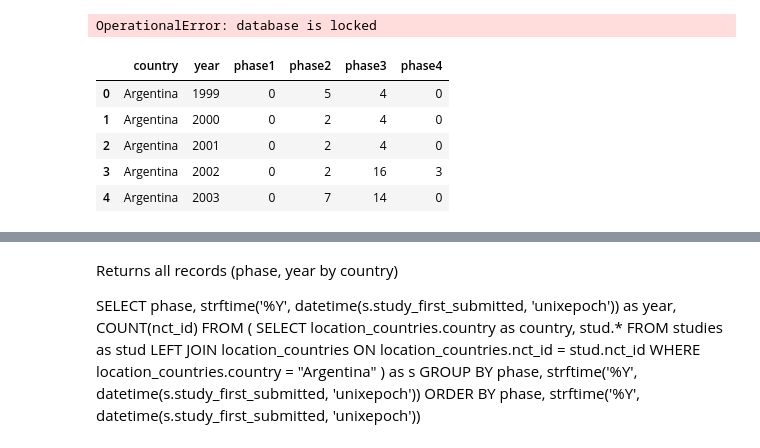
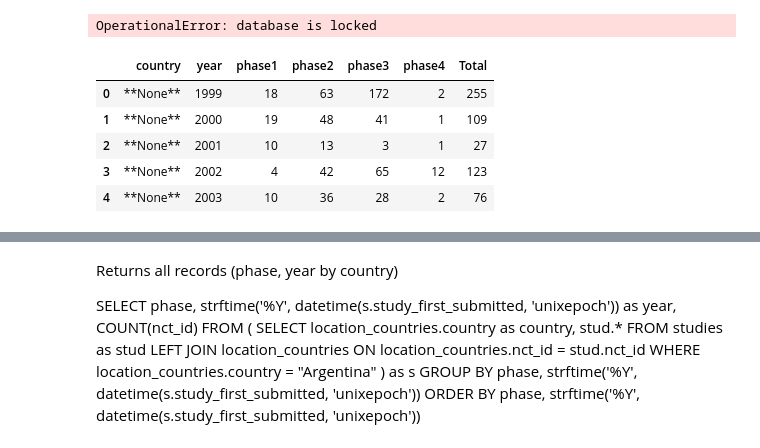
Before and after one commit to vaal12/FDA-clinical-studies-review, a Jupyter notebook: Preparation of JSONs (coutries) from SQL.ipynb, the cells around one changed output, grey strips where cells are left out. Saved outputs shown, nothing was run; the diff lists cells and outputs as text; code cells hidden in the pictures.

Commit message:
1. New generation of country jsons is working.

```diff
--- a/Preparation of JSONs (coutries) from SQL.ipynb
+++ b/Preparation of JSONs (coutries) from SQL.ipynb
@@ -75,38 +75,40 @@ OperationalError: database is locked
 df_studies_phases_by_year = pd.read_sql_query("""
     SELECT counted_countries.country, counted_countries.year, COALESCE(SUM(phase1), 0) as phase1,
         COALESCE(SUM(phase2), 0) as phase2, COALESCE(SUM(phase3), 0) as phase3,
-        COALESCE(SUM(phase4), 0) as phase4 FROM counted_countries
+        COALESCE(SUM(phase4), 0) as phase4,
+        COALESCE(SUM(phase1), 0)+COALESCE(SUM(phase2), 0)+COALESCE(SUM(phase3), 0)+COALESCE(SUM(phase4), 0) as Total
+FROM counted_countries
     LEFT JOIN (
         SELECT country, phase, year, SUM(id_count) as phase1
         FROM counted_countries
         WHERE phase = "Phase 1" GROUP BY country, phase, year ) as phase1Tbl
     ON counted_countries.country = phase1Tbl.country and counted_countries.phase = phase1Tbl.phase and counted_countries.year = phase1Tbl.year
 
     LEFT JOIN (
         SELECT country, phase, year, SUM(id_count) as phase2
         FROM counted_countries
         WHERE phase = "Phase 2" GROUP BY country, phase, year ) as phase2Tbl
     ON counted_countries.country = phase2Tbl.country and counted_countries.phase = phase2Tbl.phase and counted_countries.year = phase2Tbl.year
 
     LEFT JOIN (
         SELECT country, phase, year, SUM(id_count) as phase3
         FROM counted_countries
         WHERE phase = "Phase 3" GROUP BY country, phase, year ) as phase3Tbl
     ON counted_countries.country = phase3Tbl.country and counted_countries.phase = phase3Tbl.phase and counted_countries.year = phase3Tbl.year
 
     LEFT JOIN (
         SELECT country, phase, year, SUM(id_count) as phase4
         FROM counted_countries
         WHERE phase = "Phase 4" GROUP BY country, phase, year ) as phase4Tbl
     ON counted_countries.country = phase4Tbl.country and counted_countries.phase = phase4Tbl.phase and counted_countries.year = phase4Tbl.year
 
-    WHERE counted_countries.country = "Argentina" GROUP BY counted_countries.country, counted_countries.year
+	GROUP BY counted_countries.country, counted_countries.year
     """, conn)
 df_studies_phases_by_year.head()
 # %% [output]
-|  | country | year | phase1 | phase2 | phase3 | phase4 |
-| 0 | Argentina | 1999 | 0 | 5 | 4 | 0 |
-| 1 | Argentina | 2000 | 0 | 2 | 4 | 0 |
-| 2 | Argentina | 2001 | 0 | 2 | 4 | 0 |
-| 3 | Argentina | 2002 | 0 | 2 | 16 | 3 |
-| 4 | Argentina | 2003 | 0 | 7 | 14 | 0 |
+|  | country | year | phase1 | phase2 | phase3 | phase4 | Total |
+| 0 | **None** | 1999 | 18 | 63 | 172 | 2 | 255 |
+| 1 | **None** | 2000 | 19 | 48 | 41 | 1 | 109 |
+| 2 | **None** | 2001 | 10 | 13 | 3 | 1 | 27 |
+| 3 | **None** | 2002 | 4 | 42 | 65 | 12 | 123 |
+| 4 | **None** | 2003 | 10 | 36 | 28 | 2 | 76 |
```
Also changed, not shown: parts of 5 cells of this notebook.
